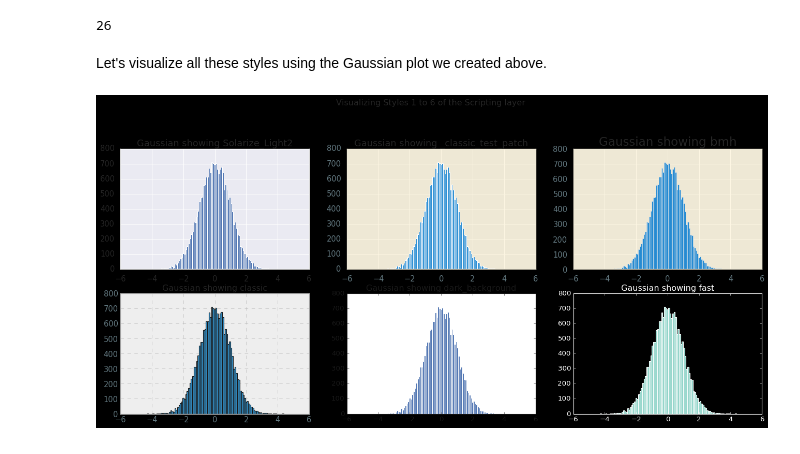
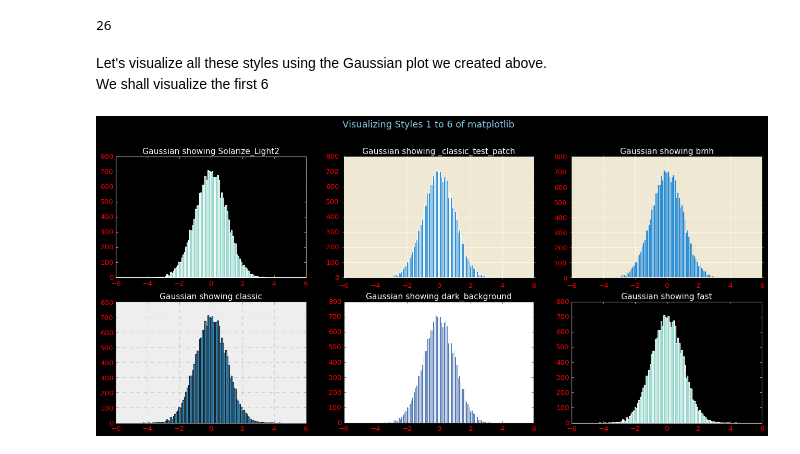
Before and after one commit to Lawrence-Krukrubo/Effective_Plotting_with_Matplotlib, a Jupyter notebook: Part_1_intro_to_matplotlib.ipynb, the cells around one changed output. Saved outputs shown, nothing was run; the diff lists cells and outputs as text; code cells hidden in the pictures.

```diff
--- a/Part_1_intro_to_matplotlib.ipynb
+++ b/Part_1_intro_to_matplotlib.ipynb
@@ -187,23 +186,26 @@ print(len(plt.style.available))
 # %% [output]
 26
 # %% [markdown]
-Let's visualize all these styles using the Gaussian plot we created above.
+Let's visualize all these styles using the Gaussian plot we created above.<br>
+We shall visualize the first 6
 # %%
 plt.figure(figsize=(20, 8))
-sns.set(font_scale=1.2)
-#sns.set_style('ticks') # change background to white background
-plt.suptitle('Visualizing Styles 1 to 6 of the Scripting layer', y=1.05)
+plt.suptitle('Visualizing Styles 1 to 6 of matplotlib', y=1.01, color = 'skyblue', fontsize=16)
 
 start = 231
-for i in plt.style.available[:6]:
-    # For The First chart
+style_list = plt.style.available
+
+for i in style_list[:6]:
     plt.subplot(start)
     mpl.style.use(i)
     plt.hist(X, 100)
-    plt.title(f'Gaussian showing {i}')
+    plt.title(f'Gaussian showing {i}', color='white', fontsize = 14)
+    plt.xticks(color='red')
+    plt.yticks(color='red')
+
 
     start += 1
 
 plt.show()
 # %% [output]
-[figure, old version]
+[figure, new version]
```
Also changed, not shown: parts of 10 cells of this notebook.
